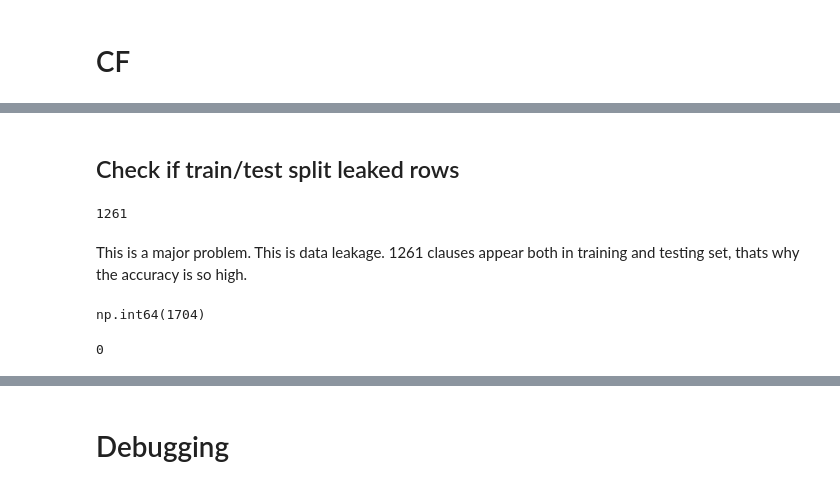
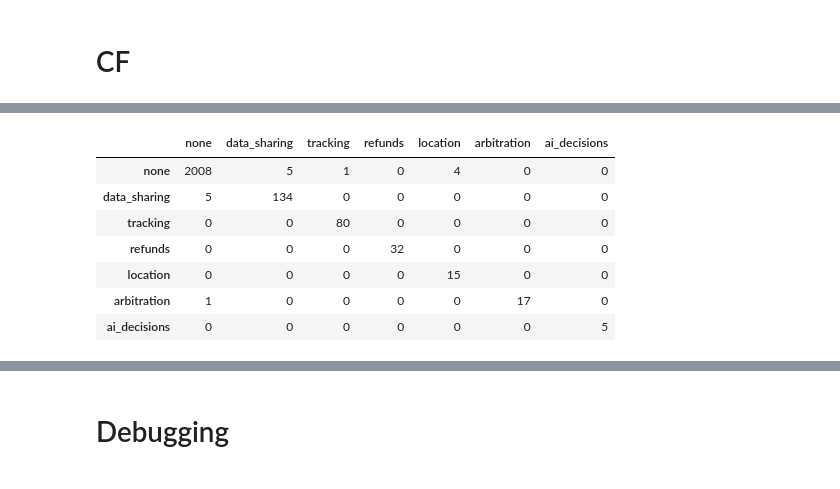
Before and after one commit to xlumzee/FinePrint, a Jupyter notebook: Version2/notebooks/03_train_distilbert.ipynb, the cells around one changed output, grey strips where cells are left out. Cells and saved outputs as stored; diff of their text form; code cells hidden in the pictures.

```diff
--- a/Version2/notebooks/03_train_distilbert.ipynb
+++ b/Version2/notebooks/03_train_distilbert.ipynb
@@ -418,17 +388,14 @@ plt.show()
-# %% [markdown]
-## Check if train/test split leaked rows
-# %%
-len(train_df.merge(test_df, how="inner"))
-# %% [output]
-1261
-# %% [markdown]
-This is a major problem. This is data leakage. 1261 clauses appear both in training and testing set, thats why the accuracy is so high.
-# %%
-df["clause"].duplicated().sum()
-# %% [output]
-np.int64(1704)
-# %%
-long_clauses = df[df["clause"].str.len() > 1000]
-len(long_clauses)
-# %% [output]
-0
+# %%
+cm = confusion_matrix(y_true, y_pred)
+labels = [id2label[i] for i in range(len(LABELS))]
+cm_df = pd.DataFrame(cm, index=labels, columns=labels)
+cm_df
+# %% [output]
+|  | none | data_sharing | tracking | refunds | location | arbitration | ai_decisions |
+| none | 2008 | 5 | 1 | 0 | 4 | 0 | 0 |
+| data_sharing | 5 | 134 | 0 | 0 | 0 | 0 | 0 |
+| tracking | 0 | 0 | 80 | 0 | 0 | 0 | 0 |
+| refunds | 0 | 0 | 0 | 32 | 0 | 0 | 0 |
+| location | 0 | 0 | 0 | 0 | 15 | 0 | 0 |
+| arbitration | 1 | 0 | 0 | 0 | 0 | 17 | 0 |
+| ai_decisions | 0 | 0 | 0 | 0 | 0 | 0 | 5 |
```
Also changed, not shown: parts of 42 cells of this notebook, 3 other files.
